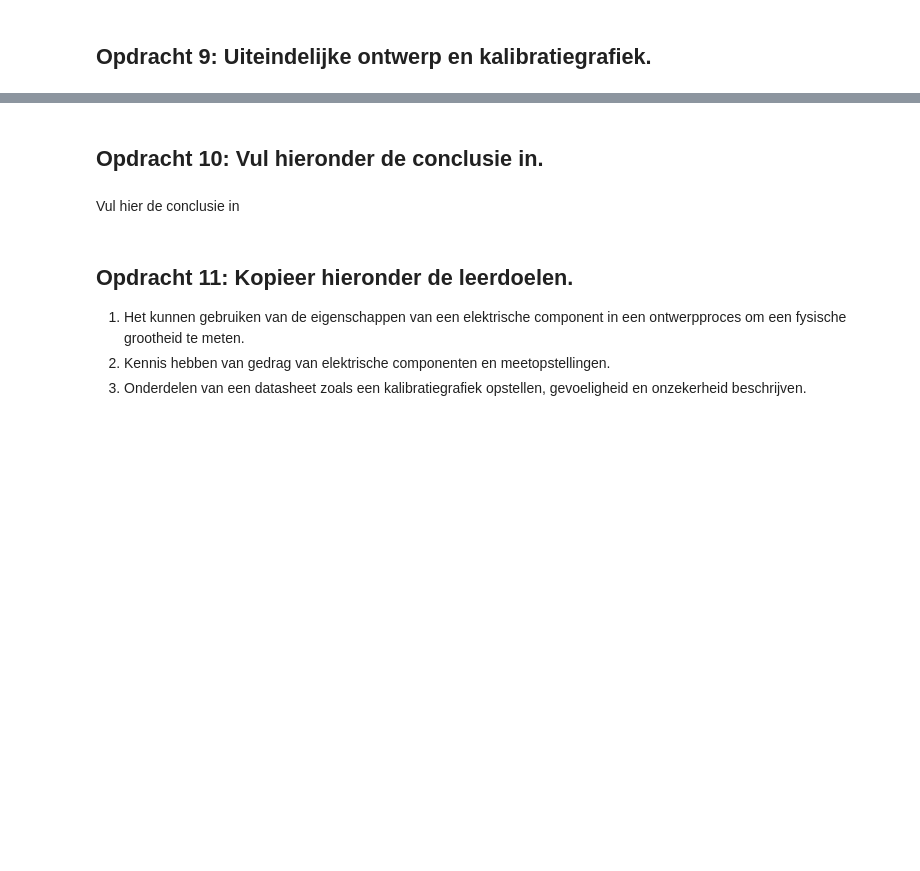
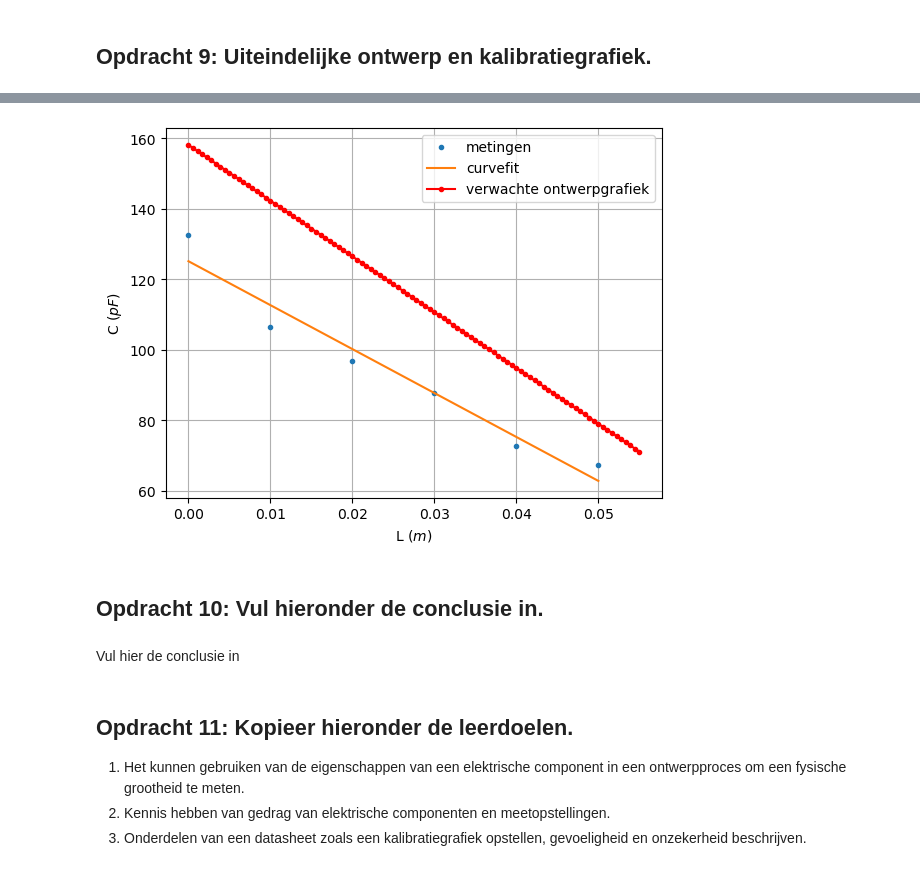
Before and after one commit to HugoRuttenTU/opdrachten-DEF-D, a Jupyter notebook: FysiekeOntwerpopdrachten/2OntwerpEenSensorCondensator/DEFOntwerpopdracht2OntwerpEenSensorInvulTemplate.ipynb, the cells around one changed output, grey strips where cells are left out. Cells and saved outputs as stored; diff of their text form; code cells hidden in the pictures; blank space fills up the shorter version.

```diff
--- a/FysiekeOntwerpopdrachten/2OntwerpEenSensorCondensator/DEFOntwerpopdracht2OntwerpEenSensorInvulTemplate.ipynb
+++ b/FysiekeOntwerpopdrachten/2OntwerpEenSensorCondensator/DEFOntwerpopdracht2OntwerpEenSensorInvulTemplate.ipynb
@@ -116,3 +138,24 @@ Onze sensor kan nog verbetered worden door de volgende verbeteringen (minimaal 2
+# %%
+# Plot hier je gemeten kalibratiegrafiek en plot in dezelfde figuur ook je verwachte ontwerpgrafiek.
+L = np.array([0, 0.01,0.02, 0.03,0.04, 0.05 ])
+C = np.array([132.6, 106.5, 96.8, 87.8,72.8, 67.4 ])
+
+def fit(x,a,b):
+    return a*x+b
+
+popt,pcov = curve_fit(fit, L, C)
+
+plt.figure()
+plt.plot(L,C,'.', label='metingen')
+plt.plot(L,fit(L,popt[0],popt[1]),label='curvefit')
+plt.plot(L_array, C_array*10**12,'r.-',label='verwachte ontwerpgrafiek')
+plt.xlabel('L $(m)$')
+plt.ylabel("C $(pF)$")
+plt.legend()
+plt.grid()
+plt.show()
+# %% [output]
+[figure, added]
 # %% [markdown]
 ## Opdracht 10: Vul hieronder de conclusie in.
 # %% [markdown]
```
Also changed, not shown: parts of 7 cells of this notebook, 2 other files.
